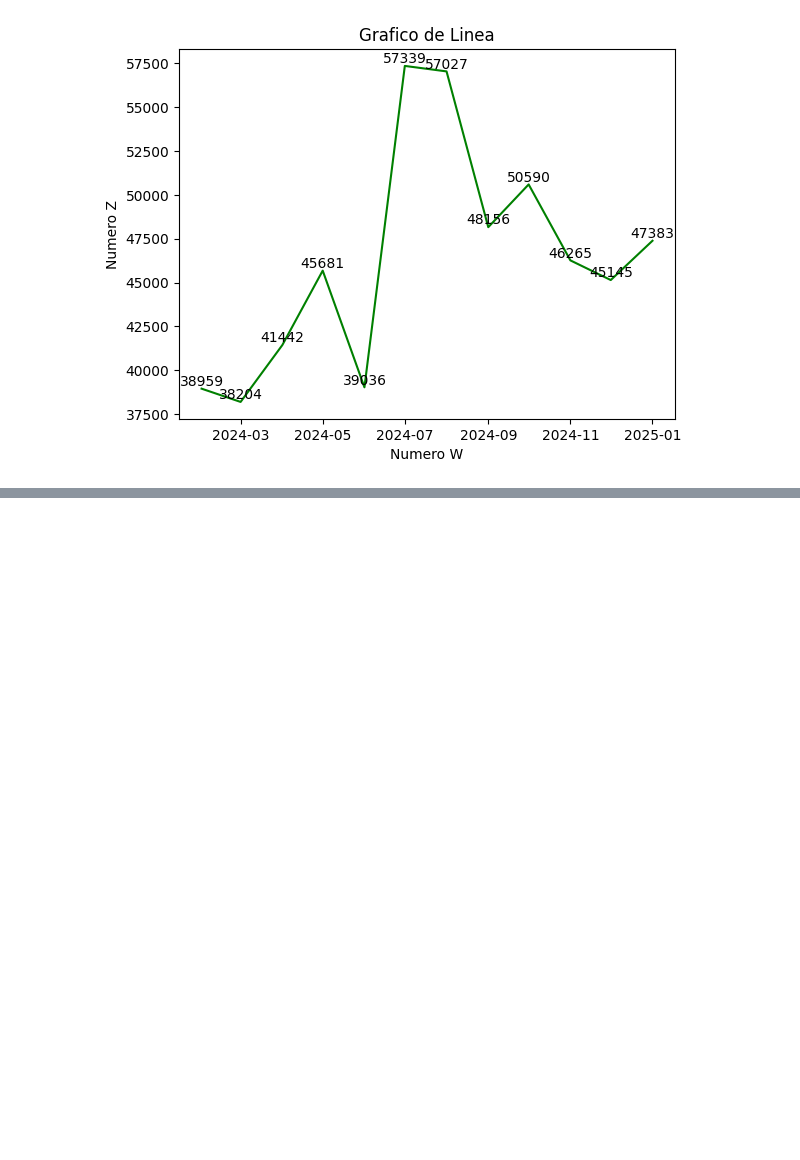
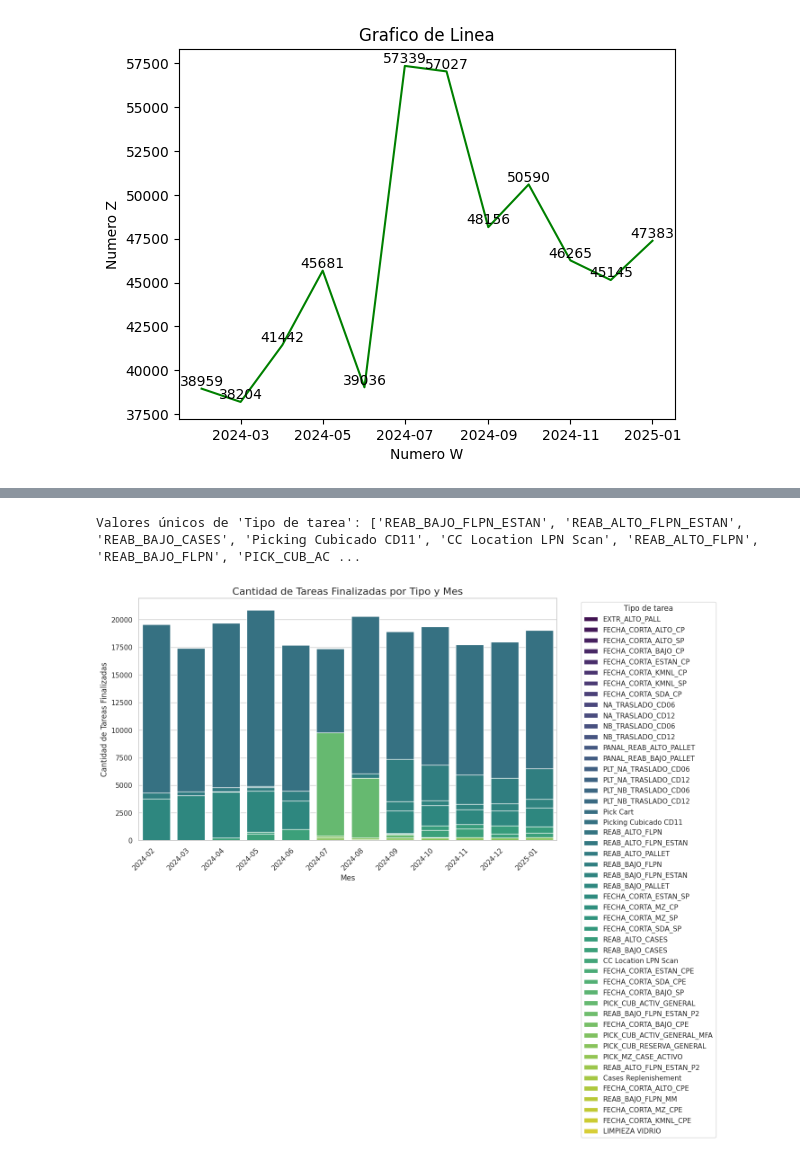
Before and after one commit to Armando1701/UTEC_Phyton_Jorge, a Jupyter notebook: Proyecto_UTEC.ipynb, the cells around one changed output, grey strips where cells are left out. Drawn from its saved outputs; the diff is of its cells as text; code cells hidden in the pictures; blank space fills up the shorter version.

```diff
--- a/Proyecto_UTEC.ipynb
+++ b/Proyecto_UTEC.ipynb
@@ -142,0 +154,23 @@ for i, (x_val, y_val) in enumerate(zip(w, z)):
+# %%
+# Obtener valores únicos de 'Tipo de tarea'
+tipo_tarea_unique = combined_df["Tipo de tarea"].unique().tolist()
+print("\nValores únicos de 'Tipo de tarea':", tipo_tarea_unique)
+# %% [output]
+Valores únicos de 'Tipo de tarea': ['REAB_BAJO_FLPN_ESTAN', 'REAB_ALTO_FLPN_ESTAN', 'REAB_BAJO_CASES', 'Picking Cubicado CD11', 'CC Location LPN Scan', 'REAB_ALTO_FLPN', 'REAB_BAJO_FLPN', 'PICK_CUB_AC ...
+# %%
+# Extraer el mes como número (1-12)
+combined_df['Mes'] = combined_df['fecha_finalizacion'].dt.month
+
+# Opcional: Extraer el año para agrupar por año y mes
+combined_df['Anio'] = combined_df['fecha_finalizacion'].dt.year
+# %%
+# Combinar año y mes para una clave de agrupación única y legible
+# Puedes usar un formato como 'YYYY-MM'
+df_finalizadas['Anio_Mes'] = combined_df['fecha_finalizacion'].dt.to_period('M')
+# %%
+# Contamos la cantidad de cada 'Tipo_Tarea' por 'Anio_Mes'.
+# Usamos .size() porque estamos contando las ocurrencias de cada combinación única.
+conteo_por_mes_tarea = df_finalizadas.groupby(['Anio_Mes', 'Tipo de tarea']).size().reset_index(name='Cantidad')
+
+# Convertimos 'Anio_Mes' a string para una mejor visualización en el eje X del gráfico
+conteo_por_mes_tarea['Anio_Mes'] = conteo_por_mes_tarea['Anio_Mes'].astype(str)
@@ -142,0 +182,35 @@ for i, (x_val, y_val) in enumerate(zip(w, z)):
+# %%
+# Configuramos el estilo de seaborn para un gráfico más estético
+sns.set_theme(style="whitegrid")
+
+# Creamos la figura y los ejes para el gráfico
+plt.figure(figsize=(12, 7)) # Ajusta el tamaño del gráfico según tus preferencias
+
+# Usamos seaborn.barplot para crear el gráfico de barras apiladas
+sns.barplot(
+    x='Anio_Mes',             # Eje X: los meses
+    y='Cantidad',             # Eje Y: la cantidad de tareas
+    hue='Tipo de tarea',         # Coloreamos y segmentamos las barras por el tipo de tarea
+    data=conteo_por_mes_tarea, # Nuestro DataFrame con los datos agrupados
+    dodge=False,              # ¡Importante! Esto asegura que las barras se apilen y no se separen
+    palette='viridis'         # Elegimos una paleta de colores para las diferentes tareas
+)
+
+# Añadimos un título y etiquetas a los ejes
+plt.title('Cantidad de Tareas Finalizadas por Tipo y Mes', fontsize=16)
+plt.xlabel('Mes', fontsize=12)
+plt.ylabel('Cantidad de Tareas Finalizadas', fontsize=12)
+
+# Rotamos las etiquetas del eje X para que sean más legibles si hay muchos meses
+plt.xticks(rotation=45, ha='right')
+
+# Movemos la leyenda fuera del área del gráfico para evitar que bloquee las barras
+plt.legend(title='Tipo de tarea', bbox_to_anchor=(1.05, 1), loc='upper left')
+
+# Ajustamos el diseño para que todo quepa correctamente
+plt.tight_layout()
+
+# Mostramos el gráfico
+plt.show()
+# %% [output]
+[figure, added]
```
Also changed, not shown: parts of 6 cells of this notebook.
